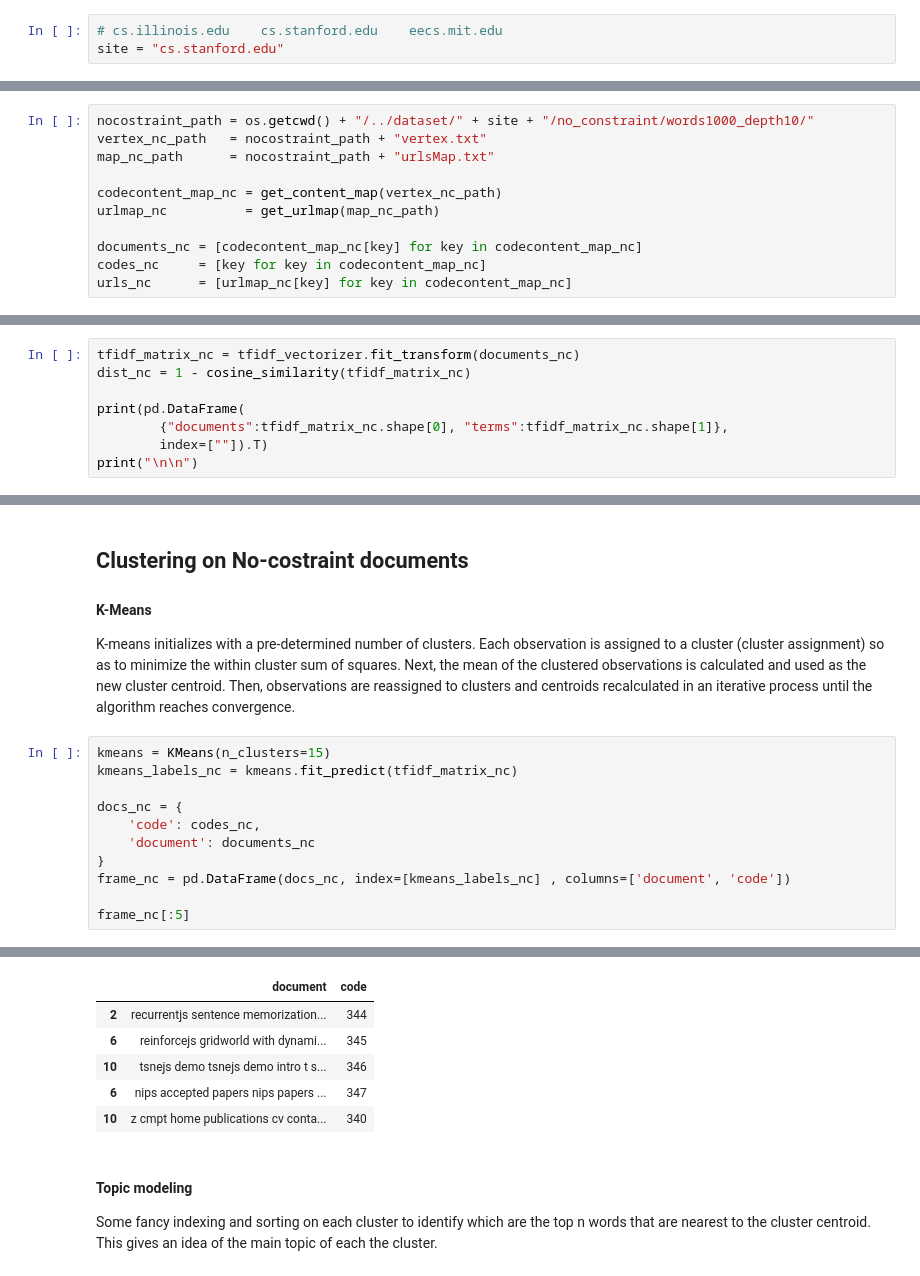
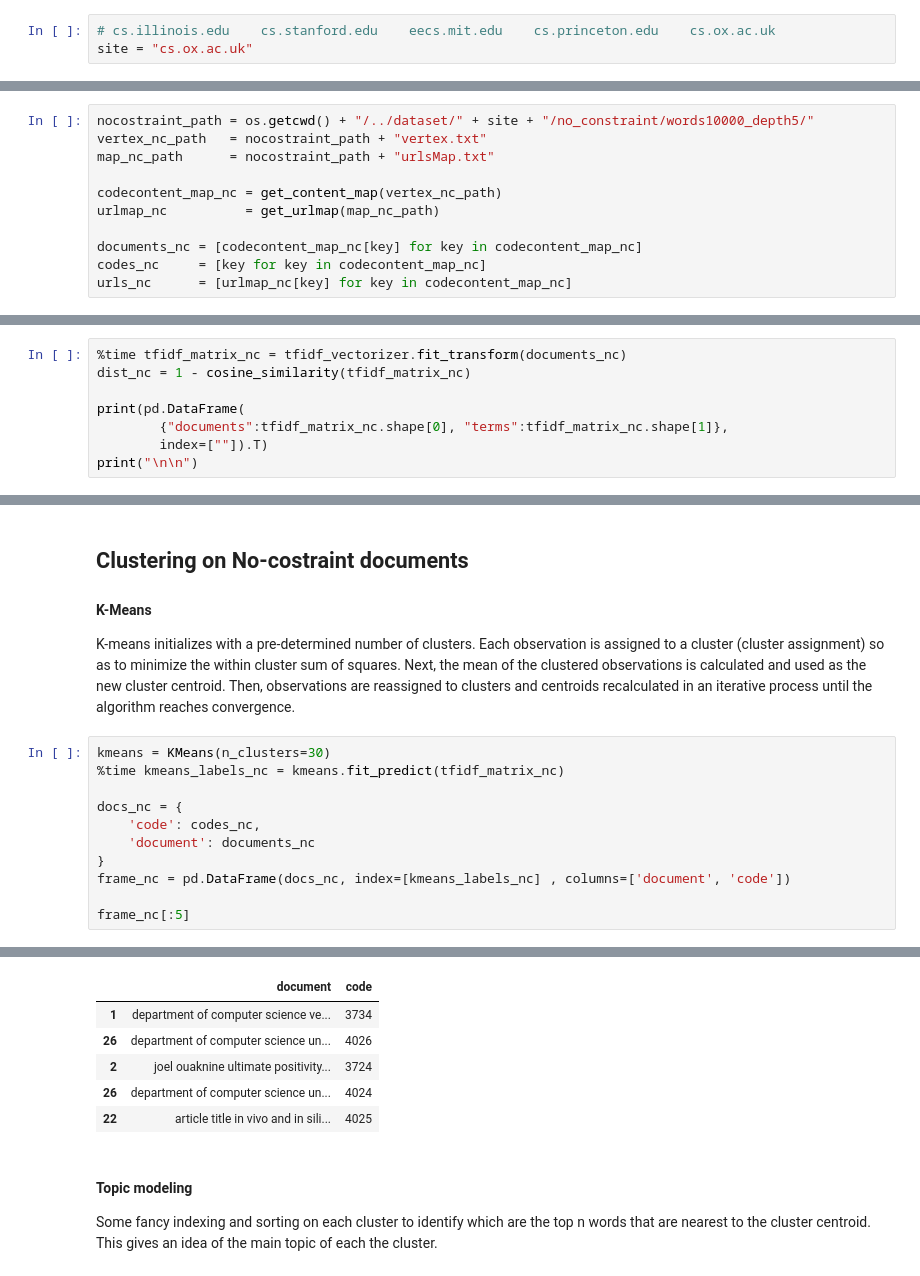
Before and after one commit to chrisPiemonte/url2vec, a Jupyter notebook: notebooks/document.ipynb, the cells around one changed output, grey strips where cells are left out. Cells and saved outputs as stored; diff of their text form.

```diff
--- a/notebooks/document.ipynb
+++ b/notebooks/document.ipynb
@@ -24,8 +24,8 @@ from sklearn.feature_extraction.text import TfidfVectorizer
 # %% [markdown]
 ---
 # %%
-# cs.illinois.edu    cs.stanford.edu    eecs.mit.edu
-site = "cs.stanford.edu"
+# cs.illinois.edu    cs.stanford.edu    eecs.mit.edu    cs.princeton.edu    cs.ox.ac.uk
+site = "cs.ox.ac.uk"
 # %% [markdown]
 ## TF-IDF matrix
 # %% [markdown]
@@ -61,7 +61,7 @@ The crawling proccess has been done in two different ways:
 # %% [markdown]
 ## No-costraint documents
 # %%
-nocostraint_path = os.getcwd() + "/../dataset/" + site + "/no_constraint/words1000_depth10/"
+nocostraint_path = os.getcwd() + "/../dataset/" + site + "/no_constraint/words10000_depth5/"
 vertex_nc_path   = nocostraint_path + "vertex.txt"
 map_nc_path      = nocostraint_path + "urlsMap.txt"
 
@@ -77,7 +77,7 @@ Cosine similarity is measured against the tf-idf matrix and can be used to gener
 
 Subtracting it from 1 provides cosine distance which I will use for plotting on a euclidean (2-dimensional) plane.
 # %%
-tfidf_matrix_nc = tfidf_vectorizer.fit_transform(documents_nc)
+%time tfidf_matrix_nc = tfidf_vectorizer.fit_transform(documents_nc)
 dist_nc = 1 - cosine_similarity(tfidf_matrix_nc)
 
 print(pd.DataFrame(
@@ -93,8 +96,8 @@ terms       843
 
 K-means initializes with a pre-determined number of clusters. Each observation is assigned to a cluster (cluster assignment) so as to minimize the within cluster sum of squares. Next, the mean of the clustered observations is calculated and used as the new cluster centroid. Then, observations are reassigned to clusters and centroids recalculated in an iterative process until the algorithm reaches convergence.
 # %%
-kmeans = KMeans(n_clusters=15)
-kmeans_labels_nc = kmeans.fit_predict(tfidf_matrix_nc)
+kmeans = KMeans(n_clusters=30)
+%time kmeans_labels_nc = kmeans.fit_predict(tfidf_matrix_nc)
 
 docs_nc = {
     'code': codes_nc,
@@ -107,9 +112,9 @@ frame_nc[:5]
 |  | document | code |
-| 2 | recurrentjs sentence memorization... | 344 |
-| 6 | reinforcejs gridworld with dynami... | 345 |
-| 10 | tsnejs demo tsnejs demo intro t s... | 346 |
-| 6 | nips accepted papers nips papers ... | 347 |
-| 10 | z cmpt home publications cv conta... | 340 |
+| 1 | department of computer science ve... | 3734 |
+| 26 | department of computer science un... | 4026 |
+| 2 | joel ouaknine ultimate positivity... | 3724 |
+| 26 | department of computer science un... | 4024 |
+| 22 | article title in vivo and in sili... | 4025 |
 # %% [markdown]
 #### Topic modeling
 Some fancy indexing and sorting on each cluster to identify which are the top n words that are nearest to the cluster centroid. This gives an idea of the main topic of each the cluster.
```
Also changed, not shown: parts of 13 cells of this notebook, 7 other files.
